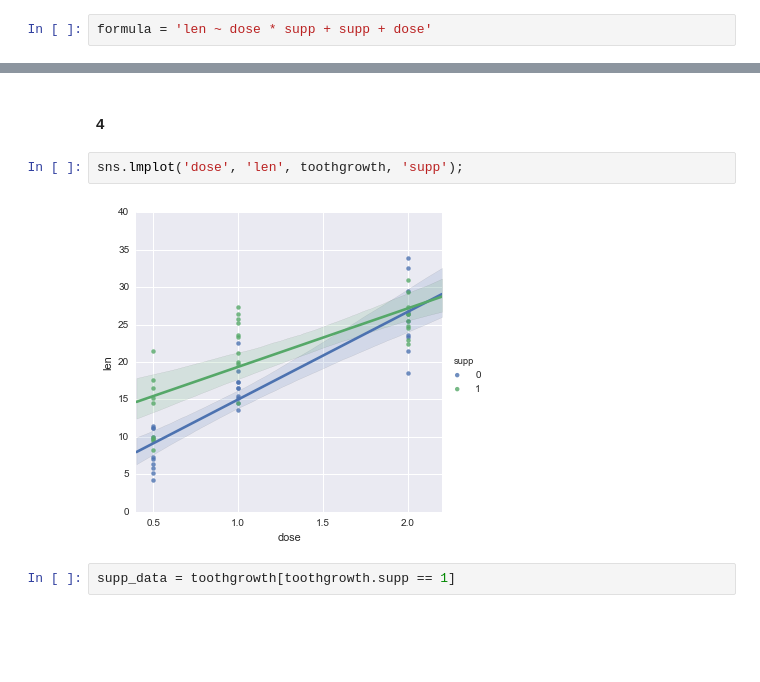
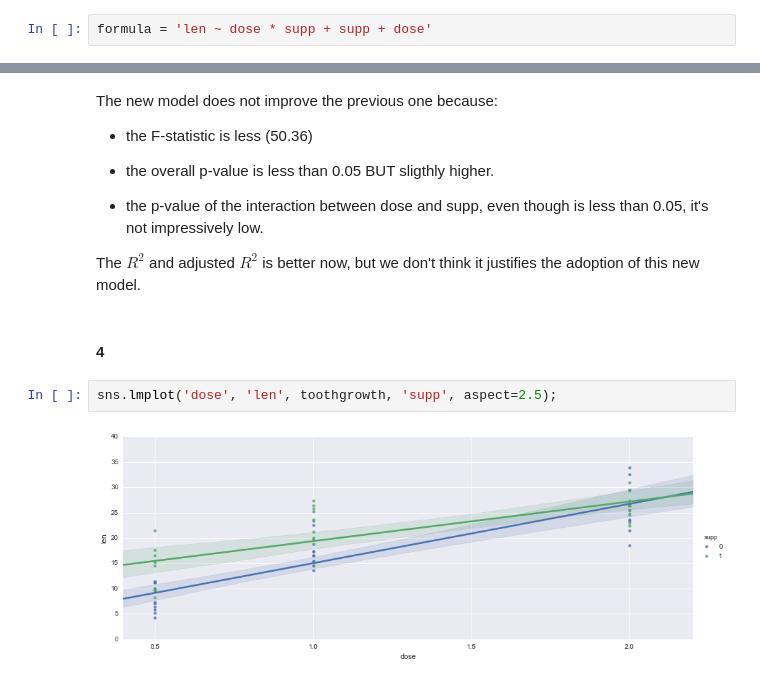
Before and after one commit to carlespoles/DSCI6002-student, a Jupyter notebook: week6/6-3_MultReg2/DSCI6002-6.3-Lab-ChristiaanFulton_CarlesPolesMielgo.ipynb, the cells around one changed output, grey strips where cells are left out. Drawn from its saved outputs; the diff is of its cells as text; blank space fills up the shorter version.

```diff
--- a/week6/6-3_MultReg2/DSCI6002-6.3-Lab-ChristiaanFulton_CarlesPolesMielgo.ipynb
+++ b/week6/6-3_MultReg2/DSCI6002-6.3-Lab-ChristiaanFulton_CarlesPolesMielgo.ipynb
@@ -370,11 +524,19 @@ OLS Regression Results
 | Prob(Omnibus): | 0.471 | Jarque-Bera (JB): | 1.169 |
 | Skew: | 0.097 | Prob(JB): | 0.558 |
 | Kurtosis: | 2.344 | Cond. No. | 10.9 |
+# %% [markdown]
+The new model does not improve the previous one because:
+
+* the F-statistic is less (50.36)
+
+* the overall p-value is less than 0.05 BUT sligthly higher.
+
+* the p-value of the interaction between dose and supp, even though is less than 0.05, it's not impressively low.
+
+The $R^2$ and adjusted $R^2$ is better now, but we don't think it justifies the adoption of this new model.
 # %% [markdown]
 #### 4
 # %%
-sns.lmplot('dose', 'len', toothgrowth, 'supp');
+sns.lmplot('dose', 'len', toothgrowth, 'supp', aspect=2.5);
 # %% [output]
-[figure, old version]
+[figure, new version]
-# %%
-supp_data = toothgrowth[toothgrowth.supp == 1]
```
Also changed, not shown: parts of 22 cells of this notebook.
